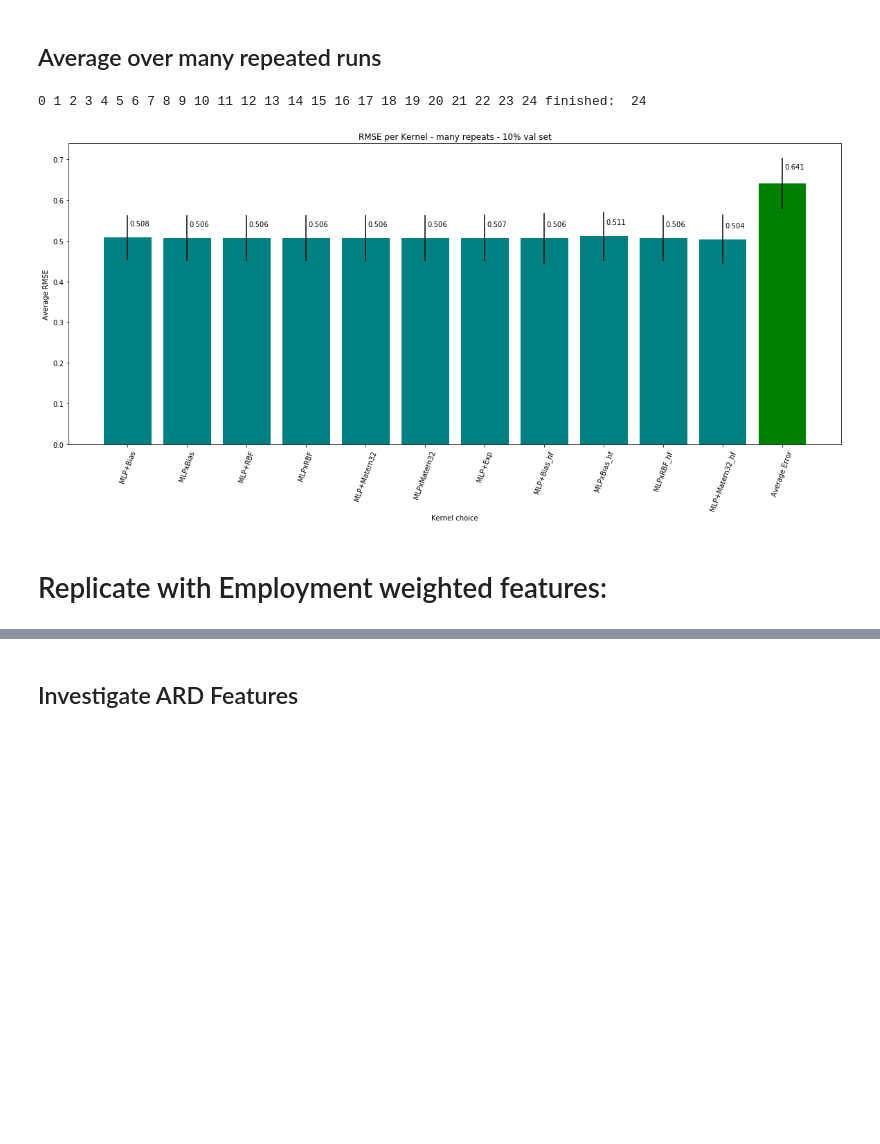
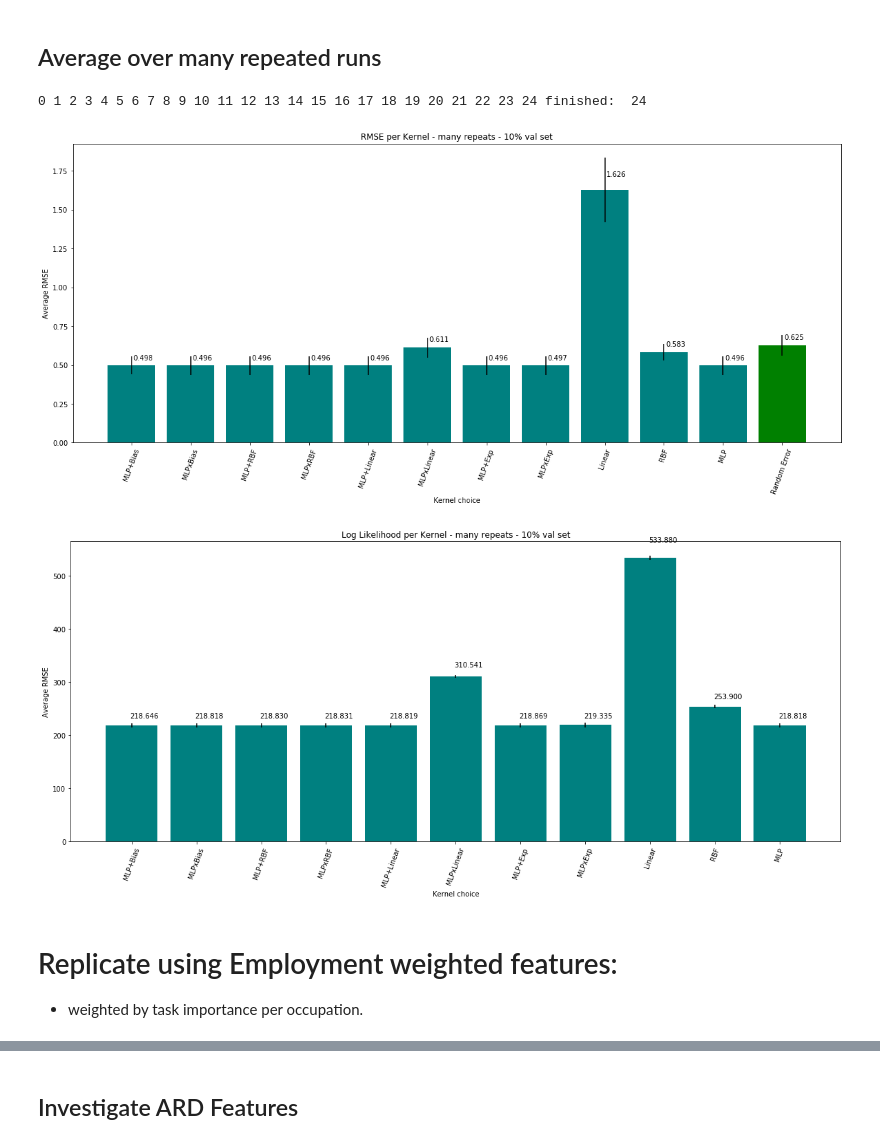
Before and after one commit to PDuckworth/FutureOf, a Jupyter notebook: FutureOfEmployment/GP_for_tasks_by_skills.ipynb, the cells around one changed output, grey strips where cells are left out. Drawn from its saved outputs; the diff is of its cells as text; code cells hidden in the pictures; blank space fills up the shorter version.

Commit message:
updated with paper analysis - skills vectors and GP for inference

```diff
--- a/FutureOfEmployment/GP_for_tasks_by_skills.ipynb
+++ b/FutureOfEmployment/GP_for_tasks_by_skills.ipynb
@@ -14,20 +14,23 @@ import random
 datasets = '/home/'+ getpass.getuser() +'/Datasets/'
 print datasets
 
-file_name = 'tasks_by_skills_v3.p'
+## This data is the occupation skills vectors, weighted by Task Importance per DWA
+file_name = 'tasks_by_skills_2018_v3.p'
 p = os.path.join(datasets, 'FoEmployment/Analysis_of_ONET_Tasks', file_name)
 with open(p, 'r') as f:
     data = pickle.load(f)
 (X, test, y) = data
 
-file_name = 'tasks_by_skills_v3_o.p'
-p = os.path.join(datasets, 'FoEmployment/Analysis_of_ONET_Tasks', file_name)
+## This data is further weighted by Task Importance per Occupation
+#/home/scpd/Datasets/FoEmployment/Analysis_of_ONET_Tasks/tasks_by_skills_v3_o.p
+p = os.path.join(datasets, 'FoEmployment/Analysis_of_ONET_Tasks/tasks_by_skills_2018_v3_o.p')
 with open(p, 'r') as f:
     data_o = pickle.load(f)
 (X_o, test_o, y_o) = data_o
 
 #Misc settings
 ms = 11  # marker size in plots
+
 random.seed =  6   # random seed
 # %% [output]
 /home/scpd/Datasets/
@@ -186,3 +189,6 @@ k.plot()
 # %% [output]
 <matplotlib.axes._subplots.AxesSubplot at 0x...>
 [figure]
+# %%
+k = GPy.kern.RBF(1)
+k.plot()
@@ -385,31 +408,41 @@ def plot_bars(RMS_reps, title, labels):
 # %%
 (X, test, y) = data
 msk = [i for i in range(X.shape[0])]
 
-RMS_reps = []
+RMS_reps, ll_reps = [], []
 n_validation_set = int(np.floor(X.shape[0]*val_size))
 for rep in xrange(25):
     print rep,
     random.shuffle(msk)
 
     x_train = X.iloc[msk[n_validation_set:]][cols].as_matrix()
     x_valid = X.iloc[msk[:n_validation_set]][cols].as_matrix()
 
     y_train = y.values[msk[n_validation_set:]].reshape(x_train.shape[0], 1)
     y_valid = y.values[msk[:n_validation_set]].reshape(n_validation_set, 1)
 
-    reg = xrange(0,7)
-    hetro = [0,1,3,4]
-    RMS_reps.append(evaluate_models(x_train, y_train, x_valid, y_valid, reg, hetro))
+    reg = xrange(0,11)
+    hetro = [] #[0,1,3,4]
+
+    ret = evaluate_models(x_train, y_train, x_valid, y_valid, reg, hetro)
+
+    RMS_reps.append(ret[0])
+    ll_reps.append(ret[1])
+
 print "finished: ", rep
 
-labels = [all_labels[j] for j in reg] + [all_labels[j]+"_hf" for j in hetro] + ["Average Error"]
+labels = [all_labels[j] for j in reg] + [all_labels[j]+"_hf" for j in hetro] + ["Random Error"]
 plot_bars(RMS_reps, 'RMSE per Kernel - many repeats - 10% val set', labels)
+
+plot_bars(ll_reps, 'Log Likelihood per Kernel - many repeats - 10% val set', labels)
 # %% [output]
 0 1 2 3 4 5 6 7 8 9 10 11 12 13 14 15 16 17 18 19 20 21 22 23 24 finished:  24
-[figure, old version]
+[figure, new version]
+[figure, added]
 # %% [markdown]
-# Replicate with Employment weighted features:
+# Replicate using Employment weighted features:
+
+- weighted by task importance per occupation.
 # %%
 (X, test, y) = data_o
 msk = [i for i in range(X.shape[0])]
```
Also changed, not shown: parts of 24 cells of this notebook, 6 other files.
